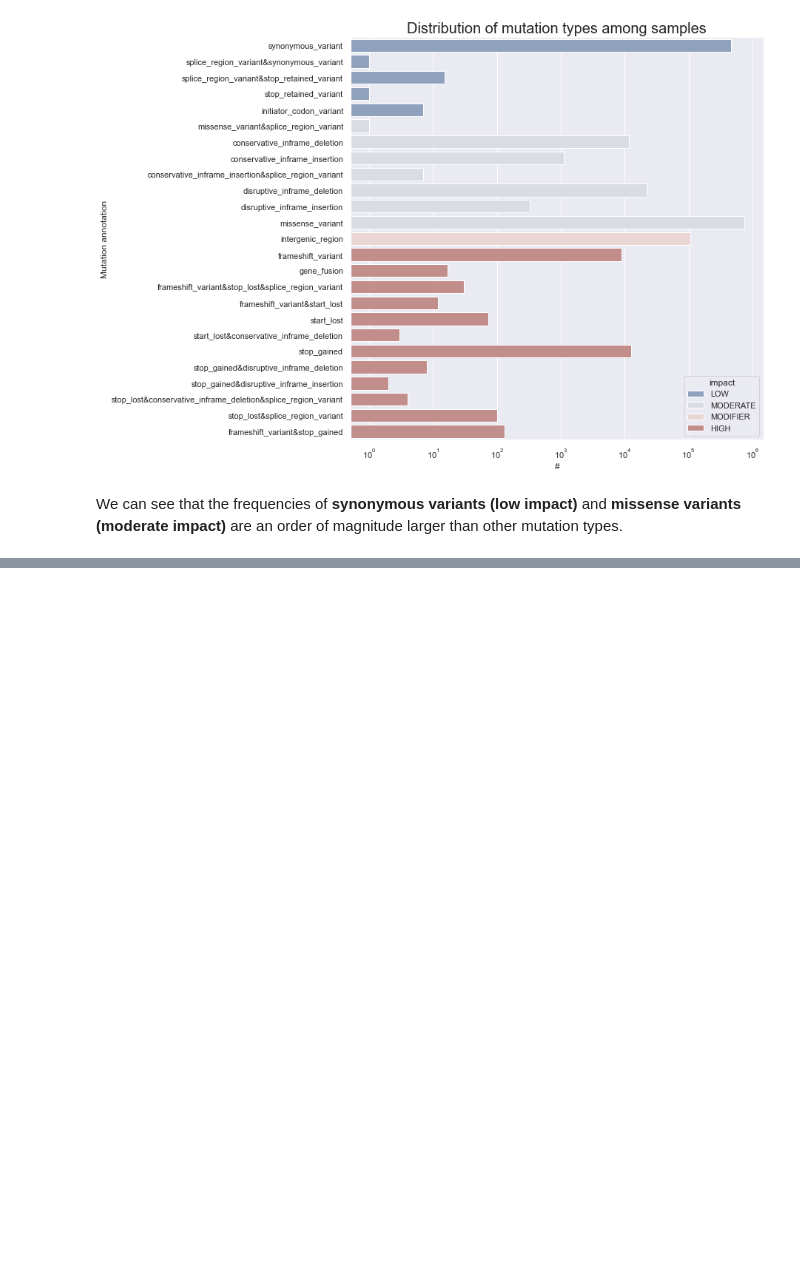
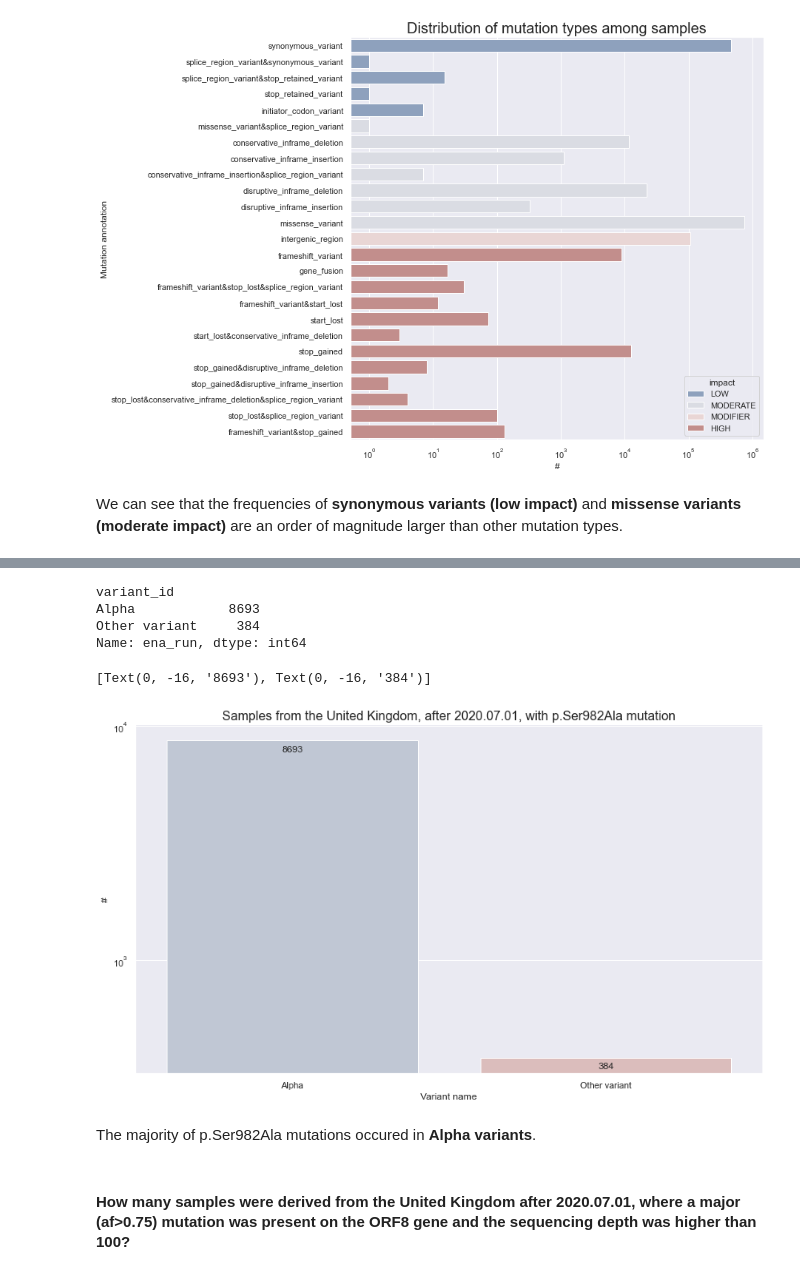
Before and after one commit to gergelytarjan/datamodels_vcf, a Jupyter notebook: sars-cov2_vcf_database_HOLUB_TARJAN_final.ipynb, the cells around one changed output, grey strips where cells are left out. Saved outputs shown, nothing was run; the diff lists cells and outputs as text; code cells hidden in the pictures; blank space fills up the shorter version.

```diff
--- a/sars-cov2_vcf_database_HOLUB_TARJAN_final.ipynb
+++ b/sars-cov2_vcf_database_HOLUB_TARJAN_final.ipynb
@@ -1831,0 +1847,4 @@ We can see that the frequencies of **synonymous variants (low impact)** and **mi
+# %%
+# the above sql query in a notebook form:
+
+samples_spec = %sql SELECT lineage.variant_id, lineage.ena_run FROM lineage, vcf, meta WHERE vcf.ena_run = lineage.ena_run AND lineage.ena_run = meta.ena_run AND meta.clean_country = 'United Kingdom' AND meta.collection_date >= '2020-07-01' AND vcf.hgvs_p = 'p.Ser982Ala' ORDER BY lineage.variant_id;
@@ -1831,0 +1854,4 @@ We can see that the frequencies of **synonymous variants (low impact)** and **mi
+# %%
+# create a database out of query data:
+
+samples_spec_df = pd.DataFrame(samples_spec, columns= ['variant_id', 'ena_run'])
@@ -1831,0 +1872,33 @@ We can see that the frequencies of **synonymous variants (low impact)** and **mi
+# %%
+# count the number of variants among runs
+
+samples_spec_unique = samples_spec_df.groupby('variant_id')['ena_run'].nunique()
+samples_spec_unique
+# %% [output]
+variant_id
+Alpha            8693
+Other variant     384
+Name: ena_run, dtype: int64
+# %%
+# create a dataframe from the counted values
+
+d = {'Variant': list(samples_spec_unique.index), 'Count': samples_spec_unique.values}
+df = pd.DataFrame(data=d)
+# %%
+sns.set(rc={'figure.figsize':(14,8)})
+
+ax = sns.barplot(x="Variant", y='Count', data=df,
+                  palette='vlag')
+
+ax.set_yscale("log")
+ax.set_title('Samples from the United Kingdom, after 2020.07.01, with p.Ser982Ala mutation',
+             fontsize=16)
+ax.set(xlabel='Variant name', ylabel='#')
+ax.bar_label(ax.containers[0], padding=-16)
+# %% [output]
+[Text(0, -16, '8693'), Text(0, -16, '384')]
+[figure, added]
+# %% [markdown]
+The majority of p.Ser982Ala mutations occured in **Alpha variants**.
+# %% [markdown]
+#### How many samples were derived from the United Kingdom after 2020.07.01, where a major (af>0.75) mutation was present on the ORF8 gene and the sequencing depth was higher than 100?
```
Also changed, not shown: parts of 16 cells of this notebook.
